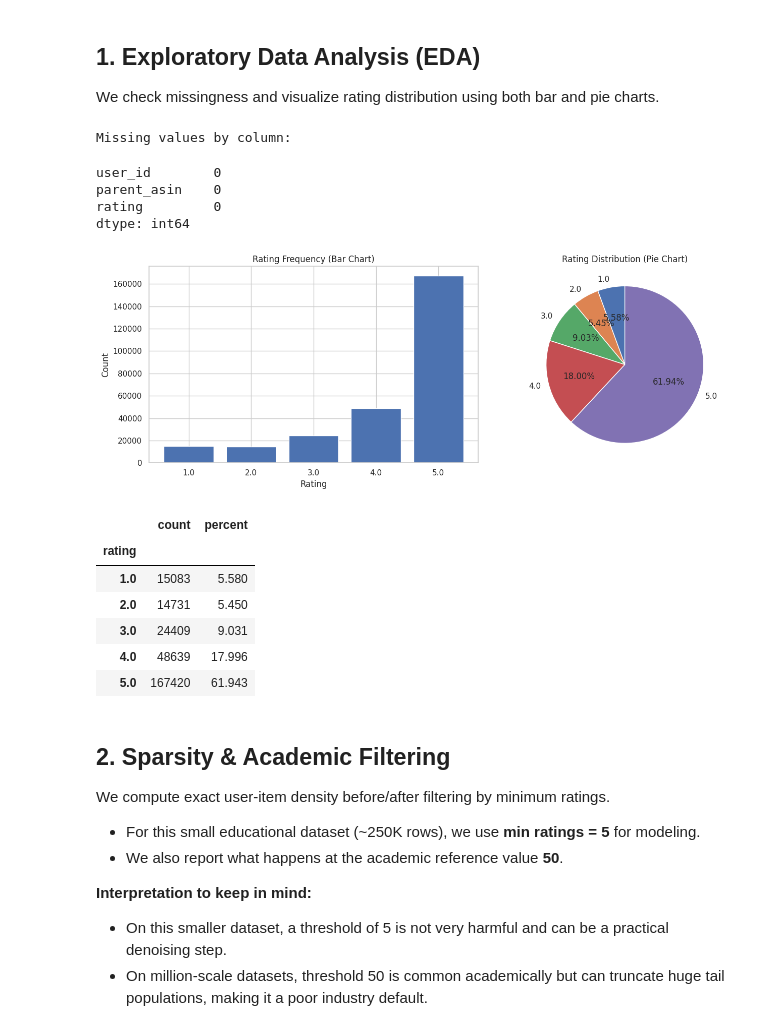
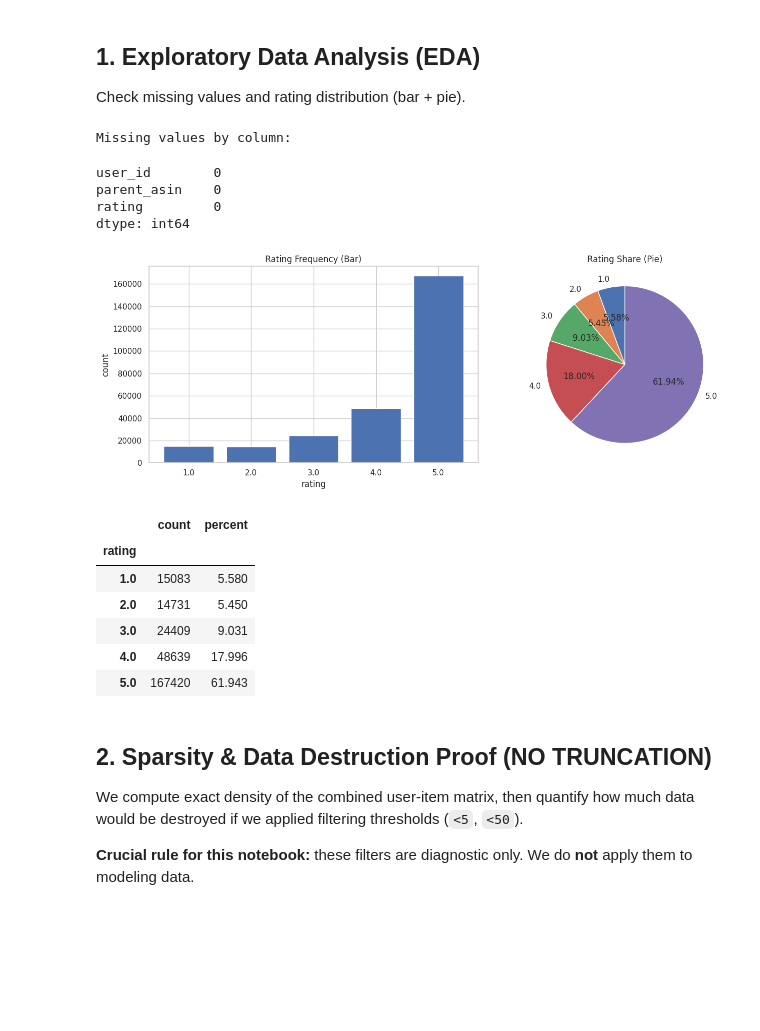
Before and after one commit to rahulorihiki/Product_Recommender_with_Virtual_Dressing_System_with_MLOps, a Jupyter notebook: research/Amazon_Fashion_CF_Baseline.ipynb, the cells around one changed output. Drawn from its saved outputs; the diff is of its cells as text; code cells hidden in the pictures; blank space fills up the shorter version.

```diff
--- a/research/Amazon_Fashion_CF_Baseline.ipynb
+++ b/research/Amazon_Fashion_CF_Baseline.ipynb
@@ -75,8 +50,6 @@ class Config:
     rating_col: str = "rating"
 
     rating_scale: Tuple[int, int] = (1, 5)
-    min_ratings_filter: int = 5  # practical for this 250K educational dataset
-    academic_reference_filter: int = 50  # common in papers on larger datasets
     random_state: int = 42
 
 cfg = Config()
@@ -196,36 +157,35 @@ Combined shape: (270282, 3)
 # %% [markdown]
 ## 1. Exploratory Data Analysis (EDA)
 
-We check missingness and visualize rating distribution using both bar and pie charts.
+Check missing values and rating distribution (bar + pie).
 # %%
-missing_summary = combined_df.isna().sum()
 print("Missing values by column:")
-display(missing_summary)
+display(combined_df.isna().sum())
 
 rating_counts = combined_df[cfg.rating_col].value_counts().sort_index()
 rating_pct = (rating_counts / rating_counts.sum()) * 100
 
 fig, ax = plt.subplots(1, 2, figsize=(14, 5))
 
 ax[0].bar(rating_counts.index.astype(str), rating_counts.values)
-ax[0].set_title("Rating Frequency (Bar Chart)")
-ax[0].set_xlabel("Rating")
-ax[0].set_ylabel("Count")
+ax[0].set_title("Rating Frequency (Bar)")
+ax[0].set_xlabel("rating")
+ax[0].set_ylabel("count")
 
 ax[1].pie(rating_counts.values, labels=rating_counts.index.astype(str), autopct="%1.2f%%", startangle=90)
-ax[1].set_title("Rating Distribution (Pie Chart)")
+ax[1].set_title("Rating Share (Pie)")
 
 plt.tight_layout()
 plt.show()
 
 display(pd.DataFrame({"count": rating_counts, "percent": rating_pct.round(3)}))
 # %% [output]
 Missing values by column:
 user_id        0
 parent_asin    0
 rating         0
 dtype: int64
-[figure, old version]
+[figure, new version]
 |  | count | percent |
 | rating |  |  |
 | 1.0 | 15083 | 5.580 |
@@ -234,14 +194,9 @@ dtype: int64
 | 4.0 | 48639 | 17.996 |
 | 5.0 | 167420 | 61.943 |
 # %% [markdown]
-## 2. Sparsity & Academic Filtering
+## 2. Sparsity & Data Destruction Proof (NO TRUNCATION)
 
-We compute exact user-item density before/after filtering by minimum ratings.
+We compute exact density of the combined user-item matrix, then quantify how much data would be destroyed if we applied filtering thresholds (`<5`, `<50`).
 
-- For this small educational dataset (~250K rows), we use **min ratings = 5** for modeling.
-- We also report what happens at the academic reference value **50**.
-
-**Interpretation to keep in mind:**
-- On this smaller dataset, a threshold of 5 is not very harmful and can be a practical denoising step.
-- On million-scale datasets, threshold 50 is common academically but can truncate huge tail populations, making it a poor industry default.
+**Crucial rule for this notebook:** these filters are diagnostic only. We do **not** apply them to modeling data.
 # %%
```
Also changed, not shown: parts of 28 cells of this notebook.
